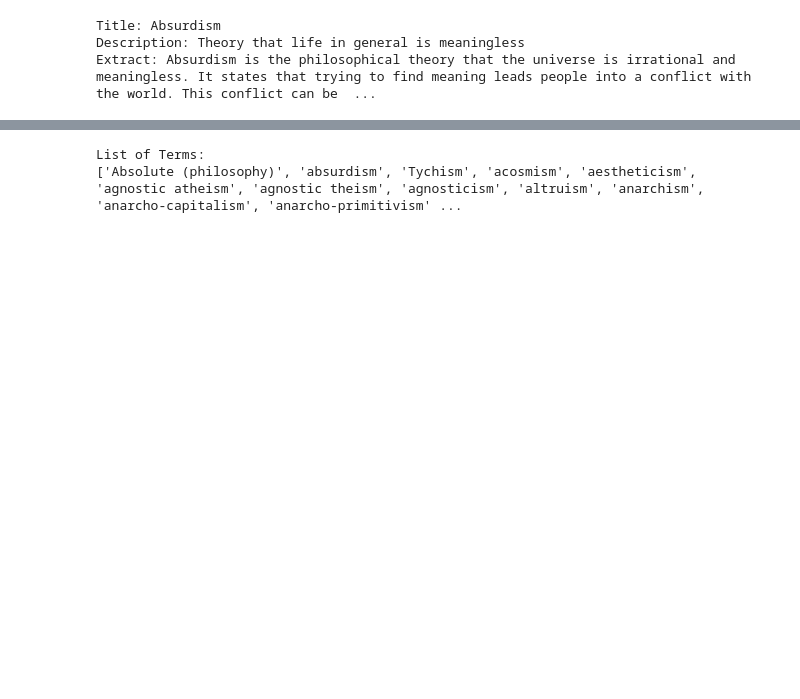
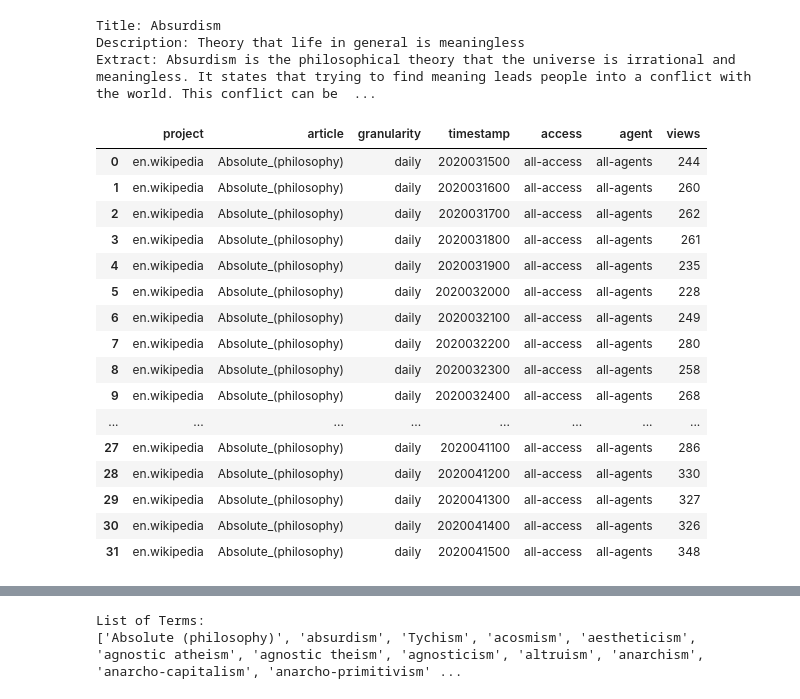
Before and after one commit to epfl-ada/ada-2023-project-mandarinecorp, a Jupyter notebook: Views.ipynb, the cells around one changed output, grey strips where cells are left out. Saved outputs shown, nothing was run; the diff lists cells and outputs as text; code cells hidden in the pictures; blank space fills up the shorter version.

```diff
--- a/Views.ipynb
+++ b/Views.ipynb
@@ -41,26 +39,50 @@ Extract: Absurdism is the philosophical theory that the universe is irrational a
 # %%
 #PAGEVIEW TEST FOR ONE
 page_title= 'Absolute (philosophy)'
 
 url = f'https://wikimedia.org/api/rest_v1/metrics/pageviews/per-article/en.wikipedia.org/all-access/all-agents/{page_title}/daily/2020031500/2020041500'
 
+# Define a user agent string
+user_agent = 'MandarineCorp (clementine.naim@epfl.ch)'
+
+# Specify the headers with the user agent
+headers = {
+    'User-Agent': user_agent,
+    'accept': 'application/json'
+}
 
 # Making a GET request
 response_views = requests.get(url,headers=headers)
-
-
 
 # Check if the request was successful (status code 200)
 if response_views.status_code == 200:
     # Print the response content
     data = response_views.json()
 else:
     # Print an error message if the request was unsuccessful
     print(f"Error: {response_views.status_code}")
     print(page_title)
 
 # Extract the 'items' list from the data
 items_list = data['items']
 # Create a DataFrame
 df = pd.DataFrame(items_list)
-#display(df)
+display(df)
+# %% [output]
+|  | project | article | granularity | timestamp | access | agent | views |
+| 0 | en.wikipedia | Absolute_(philosophy) | daily | 2020031500 | all-access | all-agents | 244 |
+| 1 | en.wikipedia | Absolute_(philosophy) | daily | 2020031600 | all-access | all-agents | 260 |
+| 2 | en.wikipedia | Absolute_(philosophy) | daily | 2020031700 | all-access | all-agents | 262 |
+| 3 | en.wikipedia | Absolute_(philosophy) | daily | 2020031800 | all-access | all-agents | 261 |
+| 4 | en.wikipedia | Absolute_(philosophy) | daily | 2020031900 | all-access | all-agents | 235 |
+| 5 | en.wikipedia | Absolute_(philosophy) | daily | 2020032000 | all-access | all-agents | 228 |
+| 6 | en.wikipedia | Absolute_(philosophy) | daily | 2020032100 | all-access | all-agents | 249 |
+| 7 | en.wikipedia | Absolute_(philosophy) | daily | 2020032200 | all-access | all-agents | 280 |
+| 8 | en.wikipedia | Absolute_(philosophy) | daily | 2020032300 | all-access | all-agents | 258 |
+| 9 | en.wikipedia | Absolute_(philosophy) | daily | 2020032400 | all-access | all-agents | 268 |
+| ... | ... | ... | ... | ... | ... | ... | ... |
+| 27 | en.wikipedia | Absolute_(philosophy) | daily | 2020041100 | all-access | all-agents | 286 |
+| 28 | en.wikipedia | Absolute_(philosophy) | daily | 2020041200 | all-access | all-agents | 330 |
+| 29 | en.wikipedia | Absolute_(philosophy) | daily | 2020041300 | all-access | all-agents | 327 |
+| 30 | en.wikipedia | Absolute_(philosophy) | daily | 2020041400 | all-access | all-agents | 326 |
+| 31 | en.wikipedia | Absolute_(philosophy) | daily | 2020041500 | all-access | all-agents | 348 |
```
Also changed, not shown: parts of 6 cells of this notebook.
